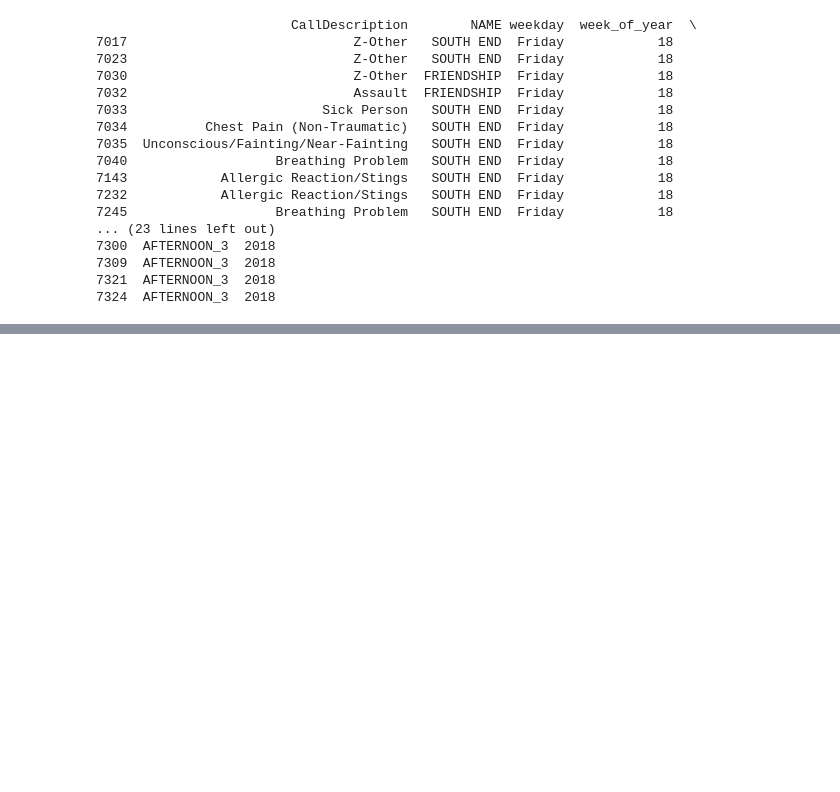
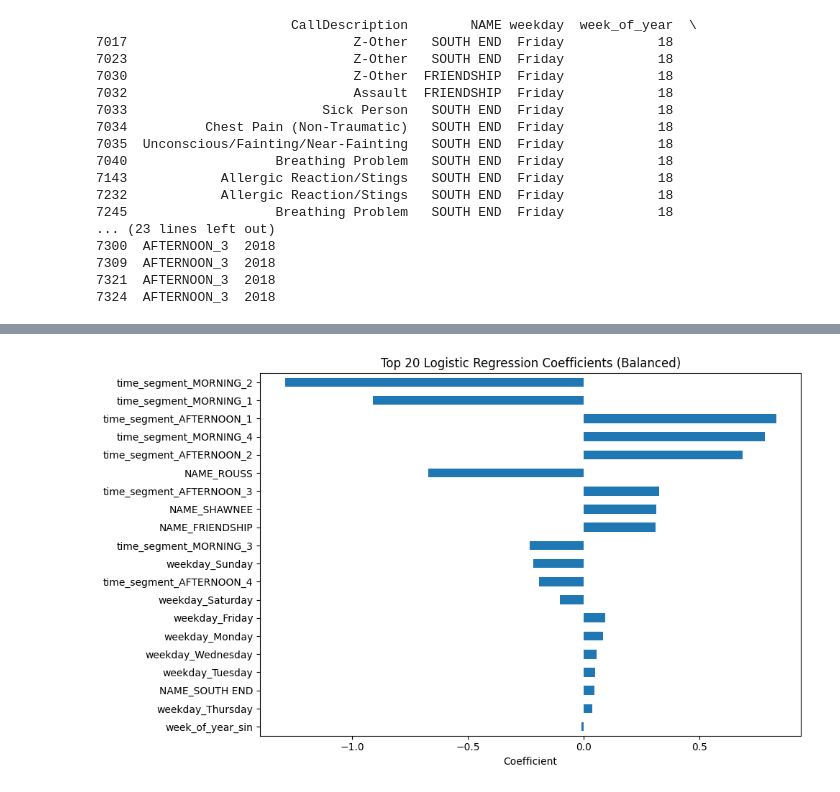
Before and after one commit to baywigg/ML4VA, a Jupyter notebook: visualizing/regression_attempt.ipynb, the cells around one changed output, grey strips where cells are left out. Cells and saved outputs as stored; diff of their text form; code cells hidden in the pictures; blank space fills up the shorter version.

Commit message:
worked on regression a bit more 2

```diff
--- a/visualizing/regression_attempt.ipynb
+++ b/visualizing/regression_attempt.ipynb
@@ -220,0 +234,96 @@ Test RMSE: 0.6031189492035769
+# %%
+import pandas as pd
+import numpy as np
+from sklearn.model_selection import train_test_split
+from sklearn.linear_model import LogisticRegression
+from sklearn.ensemble import RandomForestClassifier
+from sklearn.metrics import classification_report, confusion_matrix
+import matplotlib.pyplot as plt
+
+# Step 1: Create binary target for calls > 1
+counts_full['calls_gt1'] = (counts_full['call_count'] > 1).astype(int)
+
+# Step 2: One-hot encode categorical columns
+counts_encoded = pd.get_dummies(
+    counts_full.drop(columns=['call_count']),
+    columns=['NAME', 'weekday', 'time_segment']
+)
+
+# Step 3: Split features and target
+X = counts_encoded.drop(columns=['calls_gt1'])
+y = counts_full['calls_gt1']
+
+# Step 4: Split into train/val/test sets
+X_temp, X_test, y_temp, y_test = train_test_split(X, y, test_size=0.2, random_state=42, stratify=y)
+X_train, X_val, y_train, y_val = train_test_split(X_temp, y_temp, test_size=0.25, random_state=42, stratify=y_temp)
+
+# ----- STRATEGY 1: Logistic Regression with Class Weight Balanced -----
+
+print("\n=== Logistic Regression (class_weight='balanced') ===")
+lr = LogisticRegression(max_iter=1000, class_weight='balanced')
+lr.fit(X_train, y_train)
+
+# Predict
+y_val_pred_lr = lr.predict(X_val)
+y_test_pred_lr = lr.predict(X_test)
+
+# Evaluation
+print("\nValidation Classification Report:")
+print(classification_report(y_val, y_val_pred_lr))
+print("Validation Confusion Matrix:")
+print(confusion_matrix(y_val, y_val_pred_lr))
+
+print("\nTest Classification Report:")
+print(classification_report(y_test, y_test_pred_lr))
+print("Test Confusion Matrix:")
+print(confusion_matrix(y_test, y_test_pred_lr))
+
+# Feature Importance
+lr_coefs = pd.Series(lr.coef_[0], index=X.columns).sort_values(key=abs, ascending=False)
+print("\nTop 20 Logistic Regression Features:")
+print(lr_coefs.head(20))
+
+# Plot top 20
+plt.figure(figsize=(10, 6))
+lr_coefs.head(20).plot(kind='barh')
+plt.title("Top 20 Logistic Regression Coefficients (Balanced)")
+plt.xlabel("Coefficient")
+plt.gca().invert_yaxis()
+plt.tight_layout()
+plt.show()
+
+# ----- STRATEGY 2: Random Forest with Class Weight Balanced -----
+
+print("\n=== Random Forest (class_weight='balanced') ===")
+rf = RandomForestClassifier(n_estimators=100, class_weight='balanced', random_state=42)
+rf.fit(X_train, y_train)
+
+# Predict
+y_val_pred_rf = rf.predict(X_val)
+y_test_pred_rf = rf.predict(X_test)
+
+# Evaluation
+print("\nValidation Classification Report:")
+print(classification_report(y_val, y_val_pred_rf))
+print("Validation Confusion Matrix:")
+print(confusion_matrix(y_val, y_val_pred_rf))
+
+print("\nTest Classification Report:")
+print(classification_report(y_test, y_test_pred_rf))
+print("Test Confusion Matrix:")
+print(confusion_matrix(y_test, y_test_pred_rf))
+
+# Feature importance
+rf_importance = pd.Series(rf.feature_importances_, index=X.columns).sort_values(ascending=False)
+print("\nTop 20 Random Forest Features:")
+print(rf_importance.head(20))
+
+# Plot top 20
+plt.figure(figsize=(10, 6))
+rf_importance.head(20).plot(kind='barh')
+plt.title("Top 20 Random Forest Feature Importances (Balanced)")
+plt.xlabel("Importance")
+plt.gca().invert_yaxis()
+plt.tight_layout()
+plt.show()
+# %% [output]
@@ -220,0 +347 @@ Test RMSE: 0.6031189492035769
+[figure, added]
```
Also changed, not shown: parts of 4 cells of this notebook.
